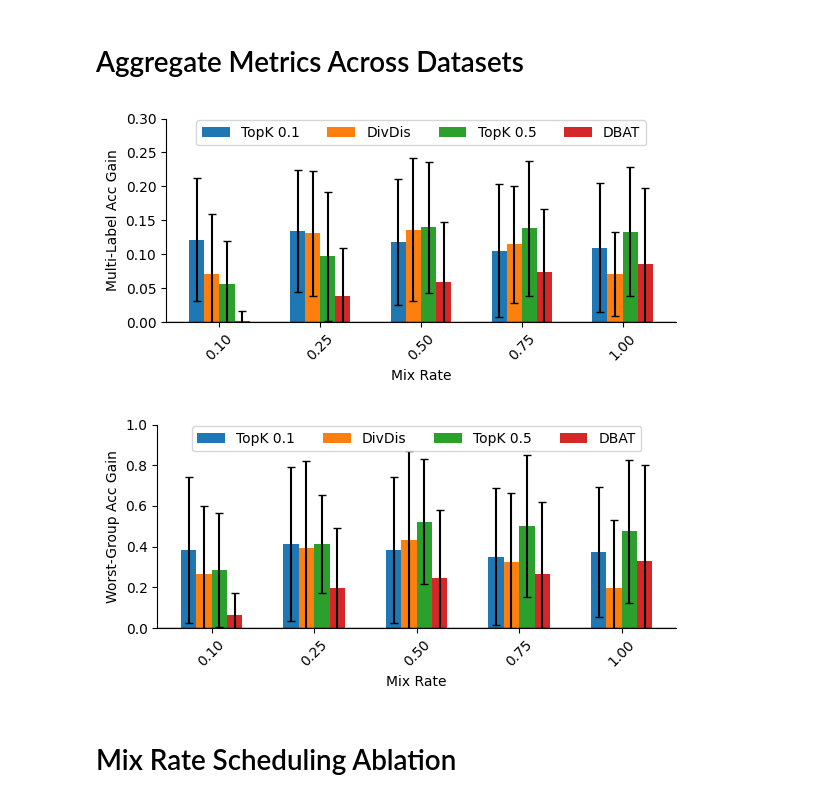
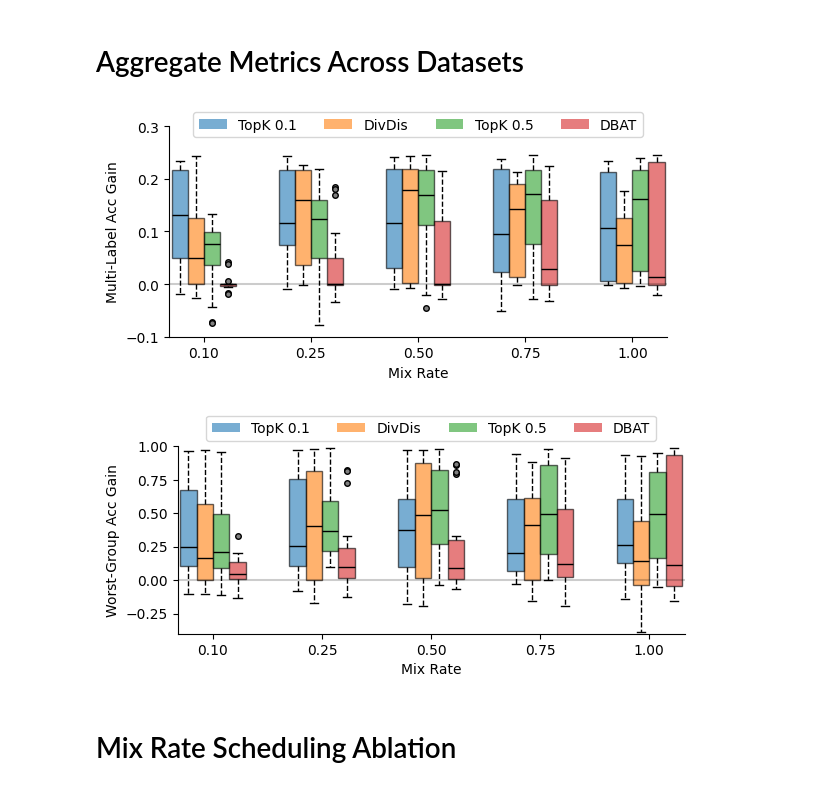
Before and after one commit to oliveradk/diverse-gen, a Jupyter notebook: experiments/250129_mix_rate_schedule/2_mix_rate_schedule_final_results.ipynb, the cells around one changed output. Cells and saved outputs as stored; diff of their text form; code cells hidden in the pictures.

```diff
--- a/experiments/250129_mix_rate_schedule/2_mix_rate_schedule_final_results.ipynb
+++ b/experiments/250129_mix_rate_schedule/2_mix_rate_schedule_final_results.ipynb
@@ -369,35 +356,35 @@ fig, ax = plot_aggregate_metrics(
     included_methods=["TopK 0.1", "DivDis", "TopK 0.5", "DBAT"],
     save_path='results_avg.svg',
     metric_col='Accuracy',
-    use_quartiles=False,
-    ylim=(0.0, 0.3),
+    # use_quartiles=False,
+    ylim=(-0.1, 0.3),
     figsize=(6, 3),
+    width=0.75,
     title="",
     ylabel="Multi-Label Acc Gain",
-    legend_bbox=(0.5, 1.025)
+    legend_bbox=(0.5, 1.1)
 )
 fig.savefig(f"{RESULTS_DIR}/cc_mix_rate_multi_label_agg.svg", bbox_inches="tight", dpi=300)
 plt.show()
 # %% [output]
-[figure, old version]
+[figure, new version]
 # %%
 # For average accuracy
 fig, ax = plot_aggregate_metrics(
     df=worst_acc_df,
     included_methods=["TopK 0.1", "DivDis", "TopK 0.5", "DBAT"],
     save_path='results_avg.svg',
     metric_col='Accuracy',
-    use_quartiles=False,
-    ylim=(0.0, 1.0),
+    ylim=(-0.4, 1.0),
     figsize=(6, 3),
     title="",
     ylabel="Worst-Group Acc Gain",
-    legend_bbox=(0.5, 1.025)
+    legend_bbox=(0.5, 1.2)
 )
 fig.savefig(f"{RESULTS_DIR}/cc_mix_rate_worst_agg.svg", bbox_inches="tight", dpi=300)
 plt.show()
 # %% [output]
-[figure, old version]
+[figure, new version]
 # %% [markdown]
 # Mix Rate Scheduling Ablation
 # %%
```
Also changed, not shown: parts of 4 cells of this notebook, 11 other files.
